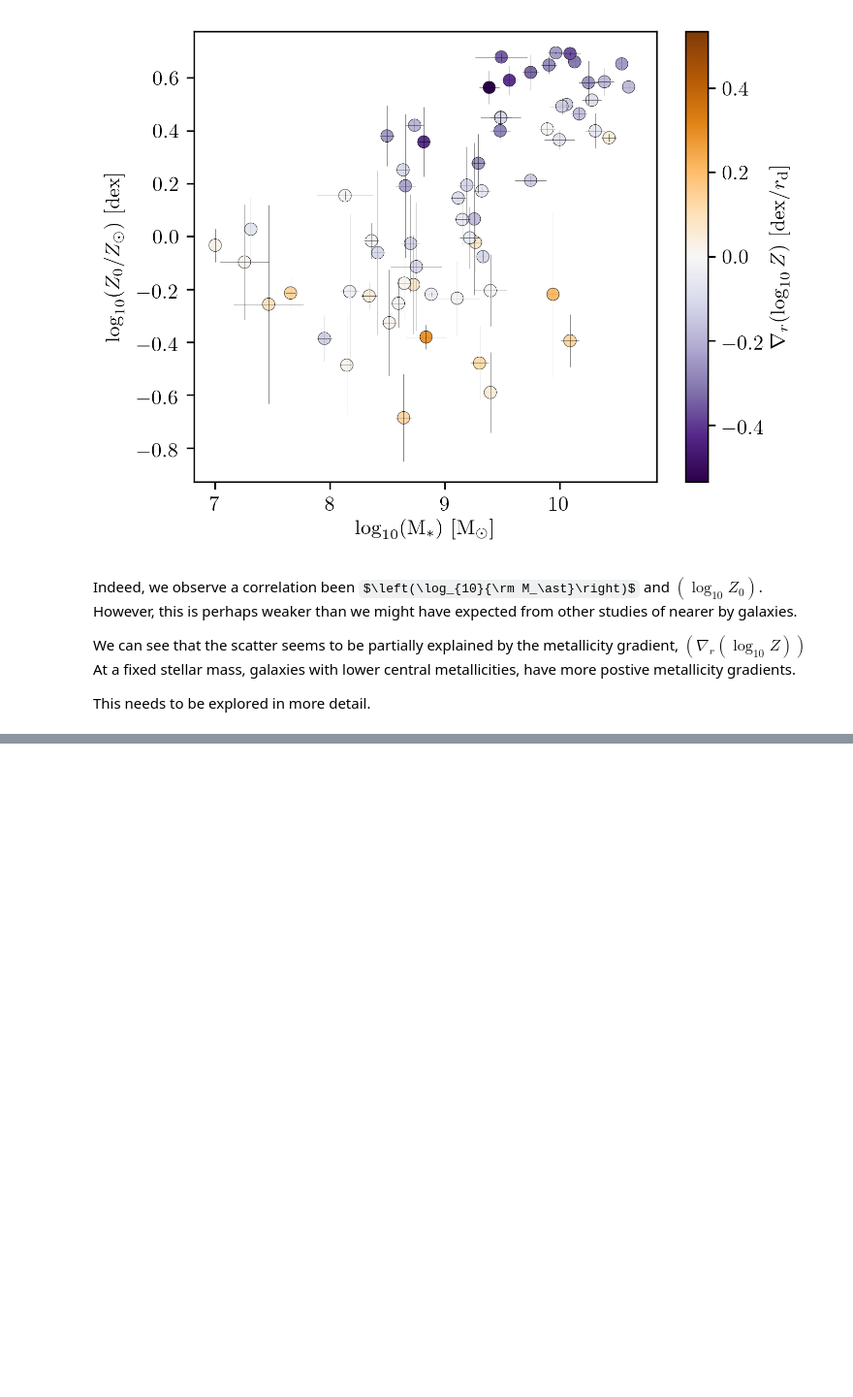
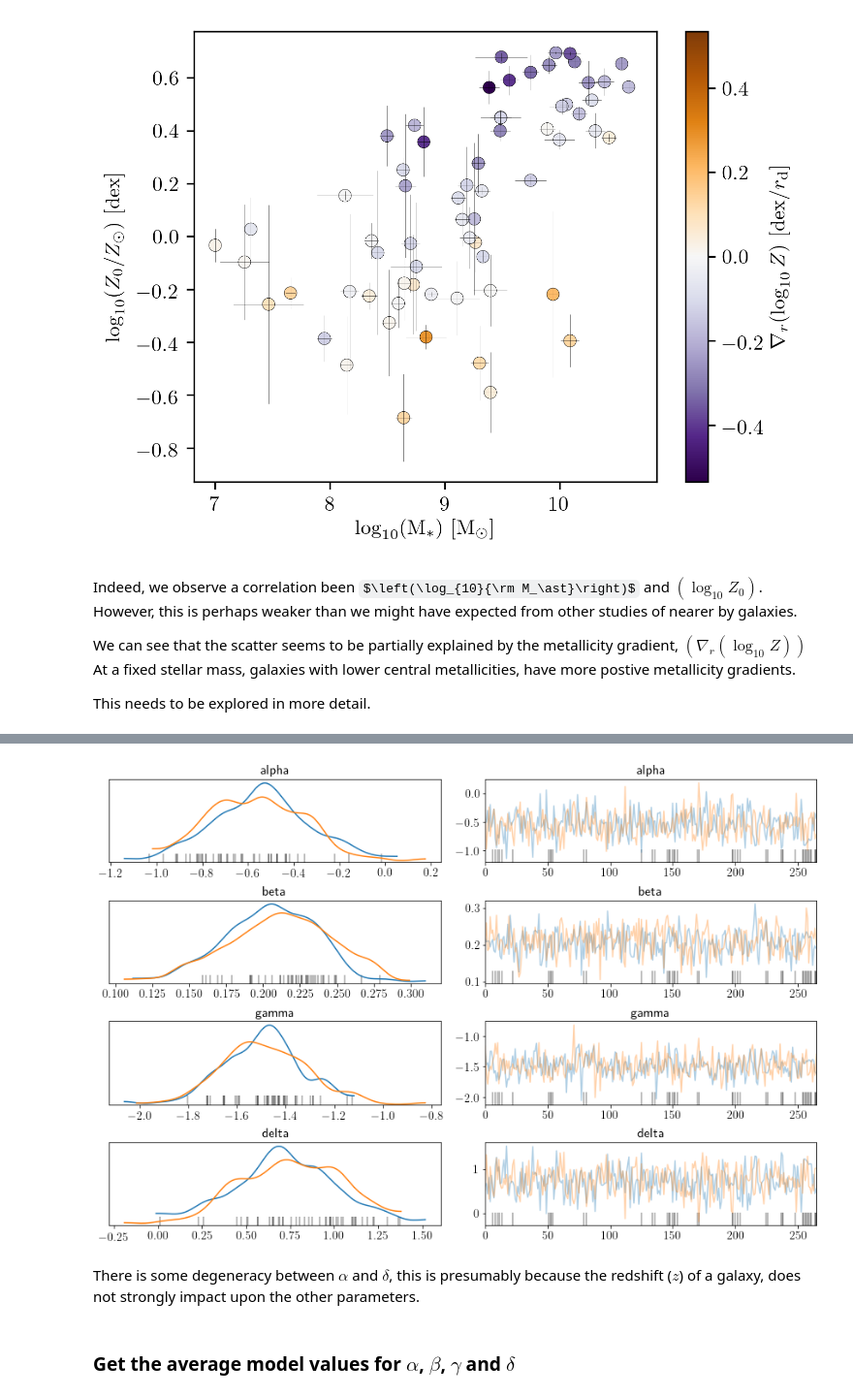
Before and after one commit to cartondj/MZdZ_plane, a Jupyter notebook: hyperplane_fitting.ipynb, the cells around one changed output, grey strips where cells are left out. Shown at 97% size. Cells and saved outputs as stored; diff of their text form; code cells hidden in the pictures; some formulas as TeX source; blank space fills up the shorter version.

```diff
--- a/hyperplane_fitting.ipynb
+++ b/hyperplane_fitting.ipynb
@@ -109,0 +145,2 @@ There are several causes for this, but the simplest is that as with a simple str
+# %%
+model = pm.Model()
@@ -109,0 +272,3 @@ There are several causes for this, but the simplest is that as with a simple str
+# %%
+with model:
+    trace = pm.sample(10000)
@@ -109,0 +300,9 @@ There are several causes for this, but the simplest is that as with a simple str
+# %%
+#thin chains by a factor ten
+pm.traceplot(trace[::10], var_names=['alpha', 'beta', 'gamma', 'delta']);
+# %% [output]
+[figure, added]
+# %% [markdown]
+There is some degeneracy between $\alpha$ and $\delta$, this is presumably because the redshift ($z$) of a galaxy, does not strongly impact upon the other parameters.
+# %% [markdown]
+### Get the average model values for $\alpha$, $\beta$, $\gamma$ and $\delta$
```
Also changed, not shown: parts of 30 cells of this notebook.
